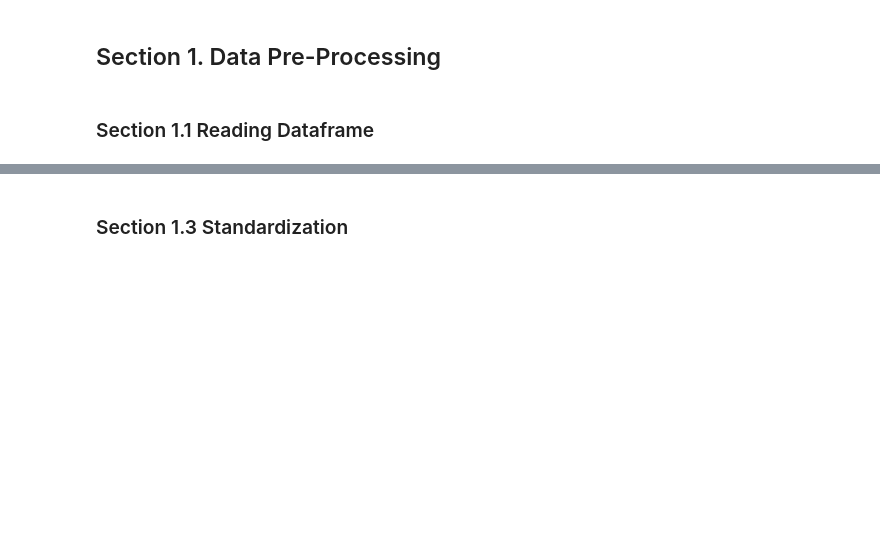
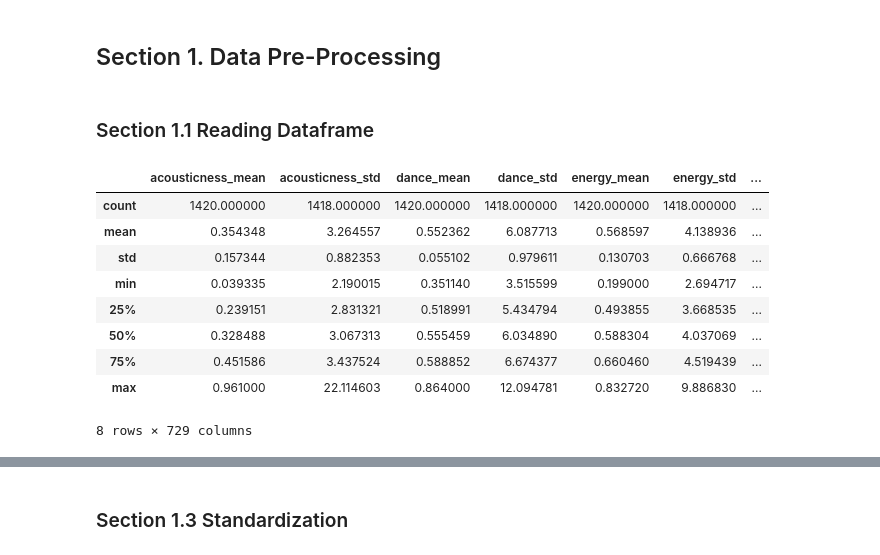
Before and after one commit to toledy/spotify, a Jupyter notebook: notebooks/generate_playlist.ipynb, the cells around one changed output, grey strips where cells are left out. Cells and saved outputs as stored; diff of their text form; code cells hidden in the pictures; blank space fills up the shorter version.

```diff
--- a/notebooks/generate_playlist.ipynb
+++ b/notebooks/generate_playlist.ipynb
@@ -52,5 +52,18 @@ def remove_dup_columns(frame):
     return frame.iloc[:, keep_icols]
 
 data_sub = remove_dup_columns(data)
+# %%
+data_sub.describe()
+# %% [output]
+|  | acousticness_mean | acousticness_std | dance_mean | dance_std | energy_mean | energy_std | ... |
+| count | 1420.000000 | 1418.000000 | 1420.000000 | 1418.000000 | 1420.000000 | 1418.000000 | ... |
+| mean | 0.354348 | 3.264557 | 0.552362 | 6.087713 | 0.568597 | 4.138936 | ... |
+| std | 0.157344 | 0.882353 | 0.055102 | 0.979611 | 0.130703 | 0.666768 | ... |
+| min | 0.039335 | 2.190015 | 0.351140 | 3.515599 | 0.199000 | 2.694717 | ... |
+| 25% | 0.239151 | 2.831321 | 0.518991 | 5.434794 | 0.493855 | 3.668535 | ... |
+| 50% | 0.328488 | 3.067313 | 0.555459 | 6.034890 | 0.588304 | 4.037069 | ... |
+| 75% | 0.451586 | 3.437524 | 0.588852 | 6.674377 | 0.660460 | 4.519439 | ... |
+| max | 0.961000 | 22.114603 | 0.864000 | 12.094781 | 0.832720 | 9.886830 | ... |
+8 rows × 729 columns
 # %%
 data_master = pd.read_csv('../spotify_data_master.csv').drop("Unnamed: 0", axis=1)
```
Also changed, not shown: parts of 24 cells of this notebook, 3 other files.
